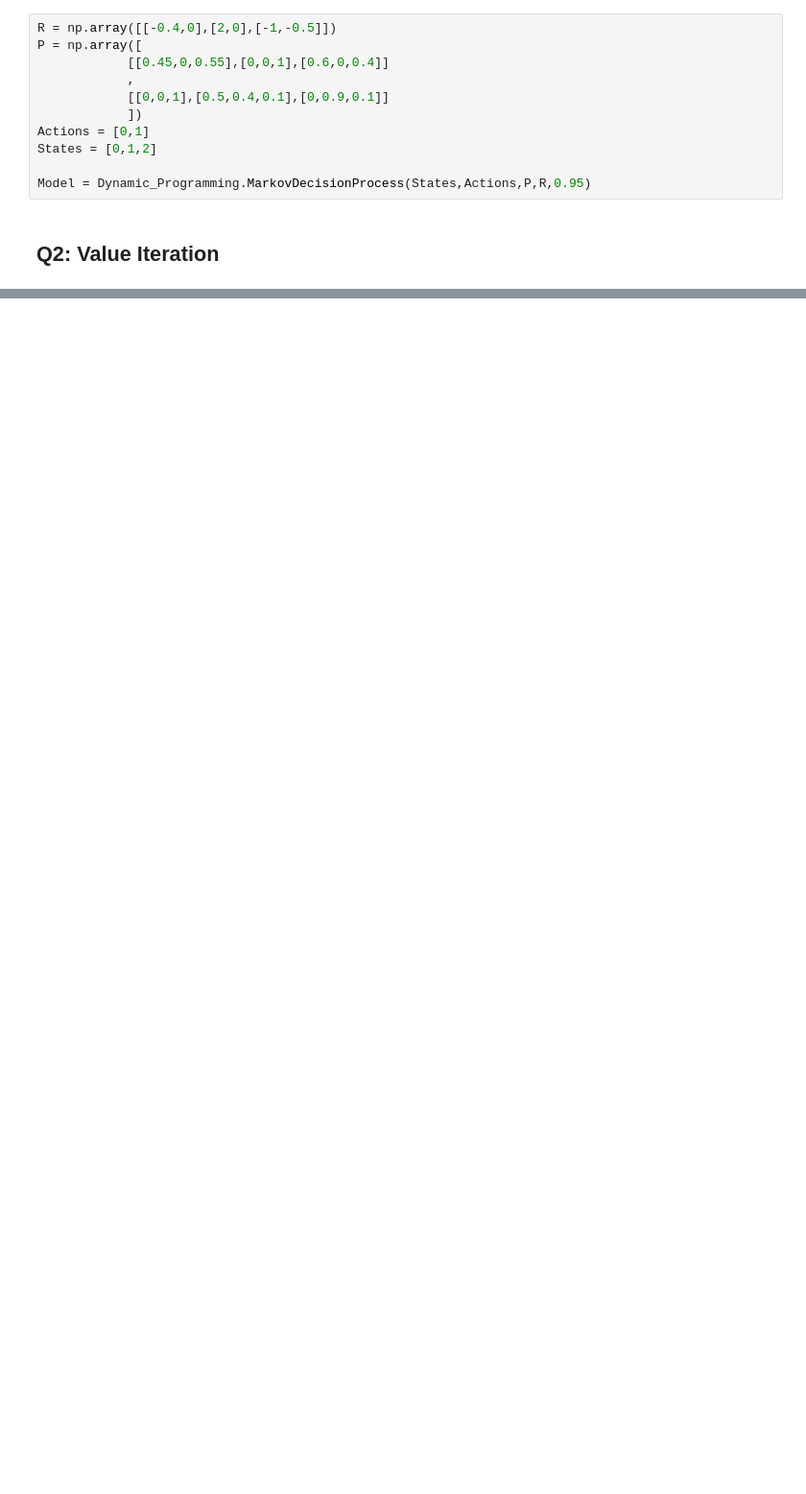
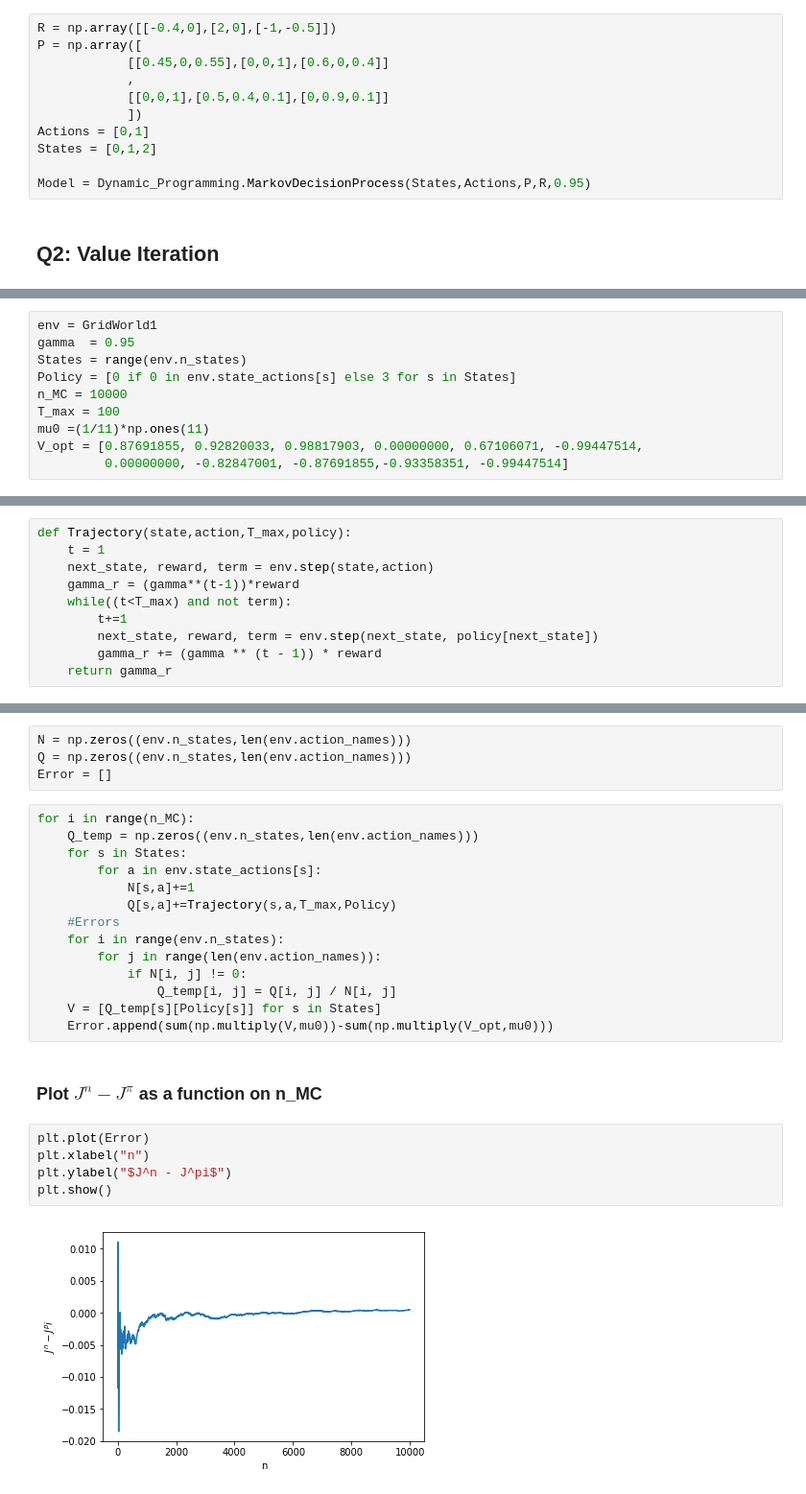
Before and after one commit to YoucefZemmouri/Reinforcement_Learning_HWK1, a Jupyter notebook: YOUCEF_ZEMMOURI.ipynb, the cells around one changed output, grey strips where cells are left out. Shown at 96% size. Drawn from its saved outputs; the diff is of its cells as text; blank space fills up the shorter version.

```diff
--- a/YOUCEF_ZEMMOURI.ipynb
+++ b/YOUCEF_ZEMMOURI.ipynb
@@ -31,0 +111,10 @@ We implement and run value iteration (VI) in order to identify a 0.01-optimal po
+# %%
+env = GridWorld1
+gamma  = 0.95
+States = range(env.n_states)
+Policy = [0 if 0 in env.state_actions[s] else 3 for s in States]
+n_MC = 10000
+T_max = 100
+mu0 =(1/11)*np.ones(11)
+V_opt = [0.87691855, 0.92820033, 0.98817903, 0.00000000, 0.67106071, -0.99447514,
+         0.00000000, -0.82847001, -0.87691855,-0.93358351, -0.99447514]
@@ -31,0 +123,10 @@ We implement and run value iteration (VI) in order to identify a 0.01-optimal po
+# %%
+def Trajectory(state,action,T_max,policy):
+    t = 1
+    next_state, reward, term = env.step(state,action)
+    gamma_r = (gamma**(t-1))*reward
+    while((t<T_max) and not term):
+        t+=1
+        next_state, reward, term = env.step(next_state, policy[next_state])
+        gamma_r += (gamma ** (t - 1)) * reward
+    return gamma_r
@@ -31,0 +135,27 @@ We implement and run value iteration (VI) in order to identify a 0.01-optimal po
+# %%
+N = np.zeros((env.n_states,len(env.action_names)))
+Q = np.zeros((env.n_states,len(env.action_names)))
+Error = []
+# %%
+for i in range(n_MC):
+    Q_temp = np.zeros((env.n_states,len(env.action_names)))
+    for s in States:
+        for a in env.state_actions[s]:
+            N[s,a]+=1
+            Q[s,a]+=Trajectory(s,a,T_max,Policy)
+    #Errors
+    for i in range(env.n_states):
+        for j in range(len(env.action_names)):
+            if N[i, j] != 0:
+                Q_temp[i, j] = Q[i, j] / N[i, j]
+    V = [Q_temp[s][Policy[s]] for s in States]
+    Error.append(sum(np.multiply(V,mu0))-sum(np.multiply(V_opt,mu0)))
+# %% [markdown]
+### Plot $J^n − J^\pi$ as a function on n_MC
+# %%
+plt.plot(Error)
+plt.xlabel("n")
+plt.ylabel("$J^n - J^pi$")
+plt.show()
+# %% [output]
+[figure, added]
```
Also changed, not shown: parts of 39 cells of this notebook.
